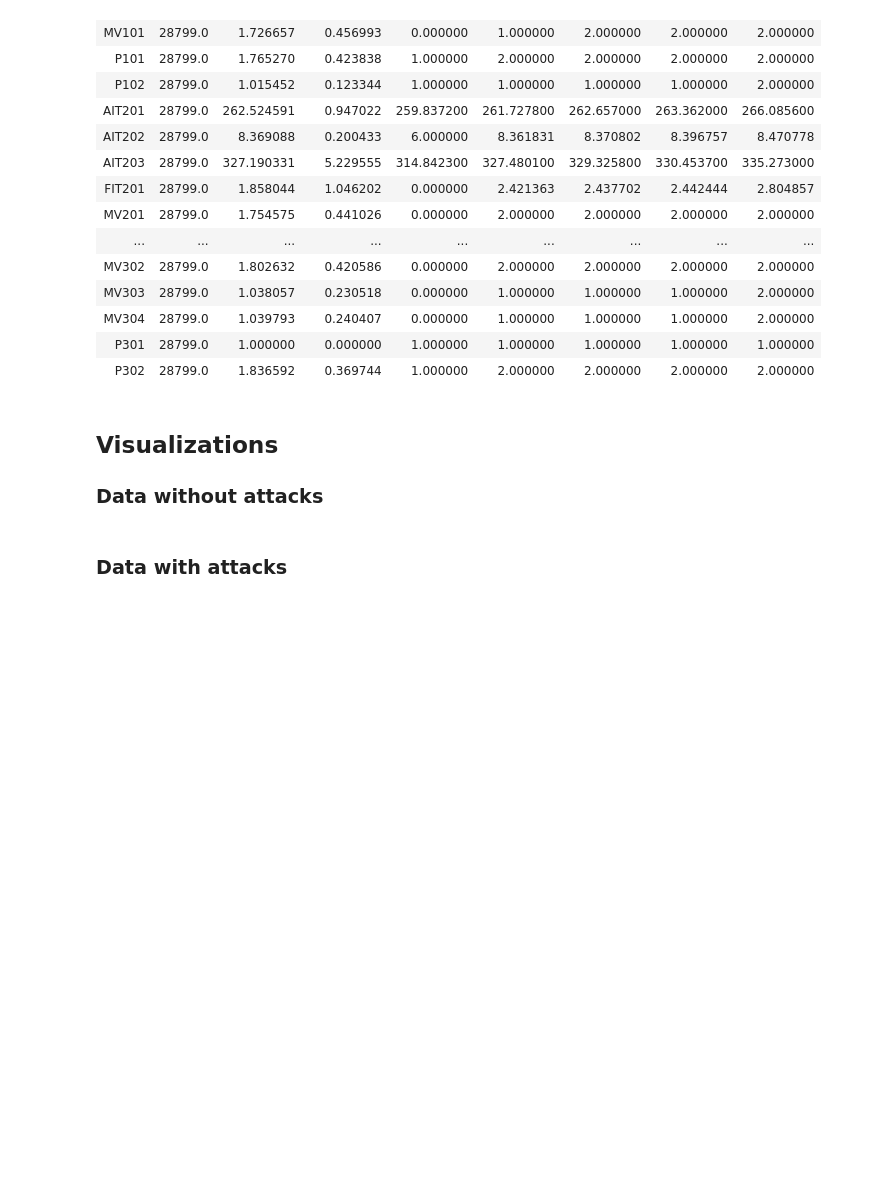
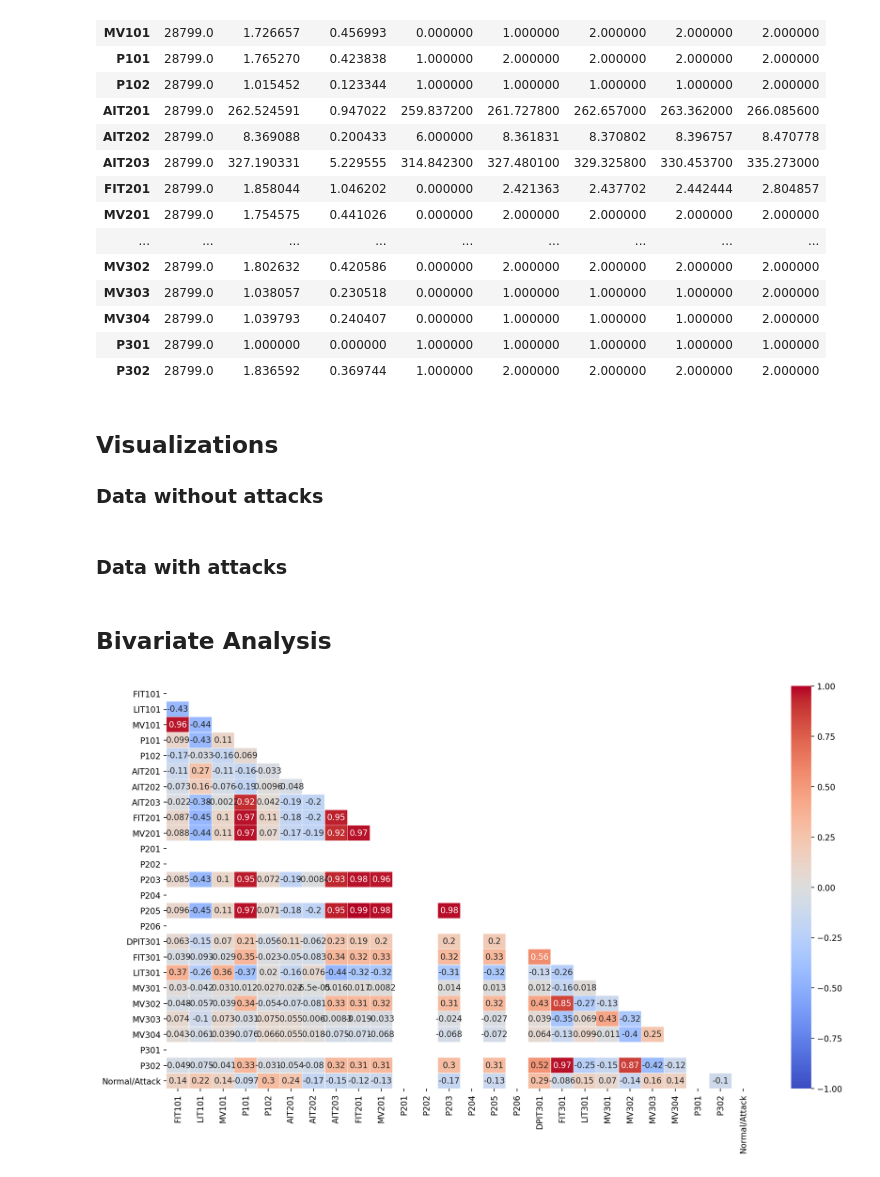
Before and after one commit to jacob5412/SCADA-Anomaly-Detection, a Jupyter notebook: EDA.ipynb, the cells around one changed output. Cells and saved outputs as stored; diff of their text form; code cells hidden in the pictures; blank space fills up the shorter version.

```diff
--- a/EDA.ipynb
+++ b/EDA.ipynb
@@ -115,3 +116,24 @@ plt.suptitle('Data with attacks',fontsize=14)
 plt.tight_layout(rect=[0, 0.03, 1, 0.95])
 plt.savefig('plots/data_with_attack_timeseries.pdf')
 plt.close()
+# %% [markdown]
+## Bivariate Analysis
+# %%
+data_with_attacks.replace(to_replace = 'Normal', value = 0, inplace = True)
+data_with_attacks.replace(to_replace = 'Attack', value = 1, inplace = True)
+# %%
+plt.figure(figsize=(16, 9), dpi = 200)
+corr_plot = data_with_attacks.drop(['Timestamp'], axis = 1).corr()
+mask = np.zeros_like(corr_plot, dtype=np.bool)
+mask[np.triu_indices_from(mask)] = True
+sns.heatmap(corr_plot,
+            square=False,
+            linewidth=.1,
+            vmin=-1,
+            vmax=1,
+            cmap='coolwarm',
+            annot=True,
+            mask = mask)
+plt.show()
+# %% [output]
+[figure, added]
```
Also changed, not shown: parts of 3 cells of this notebook.
